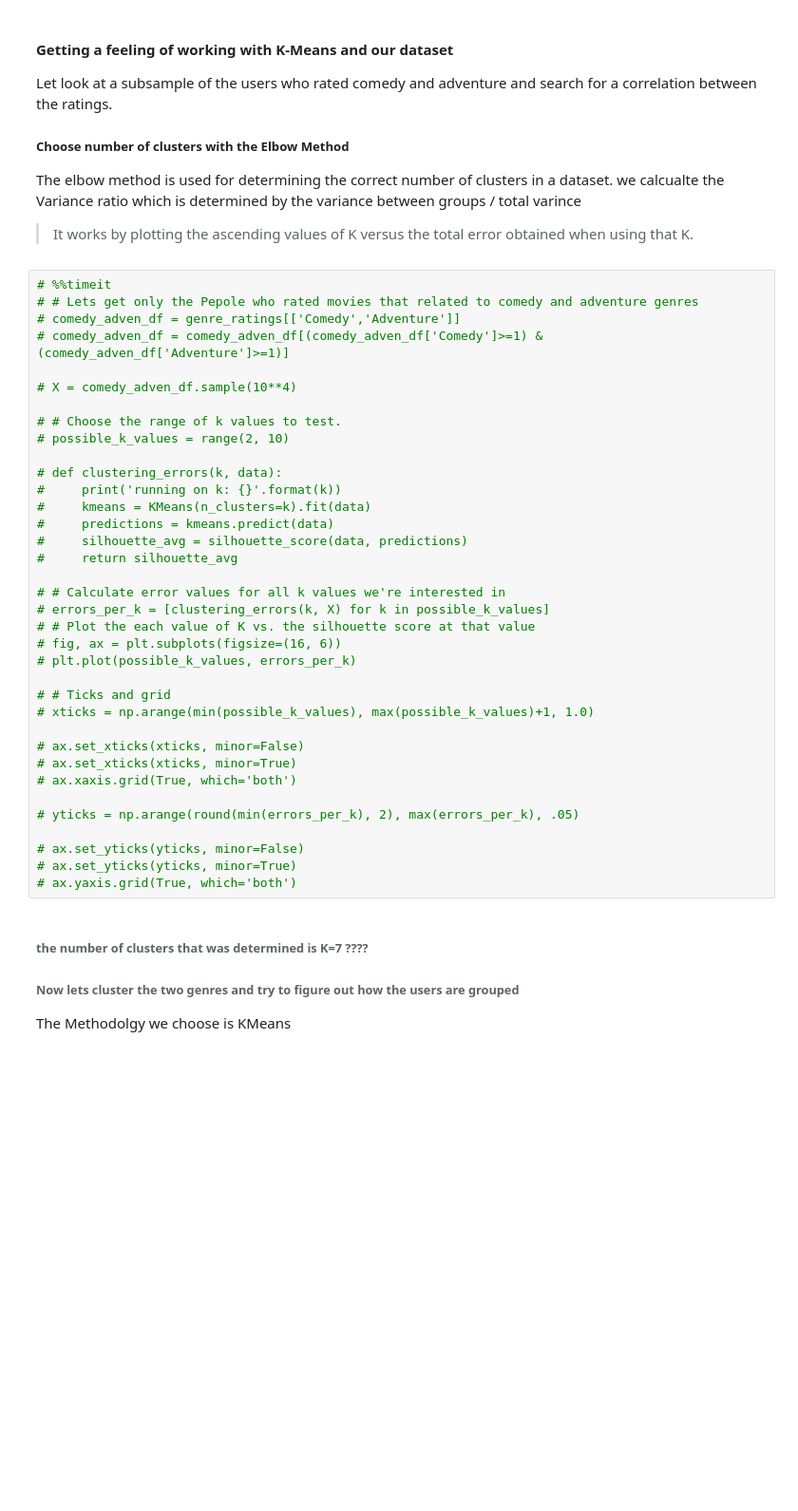
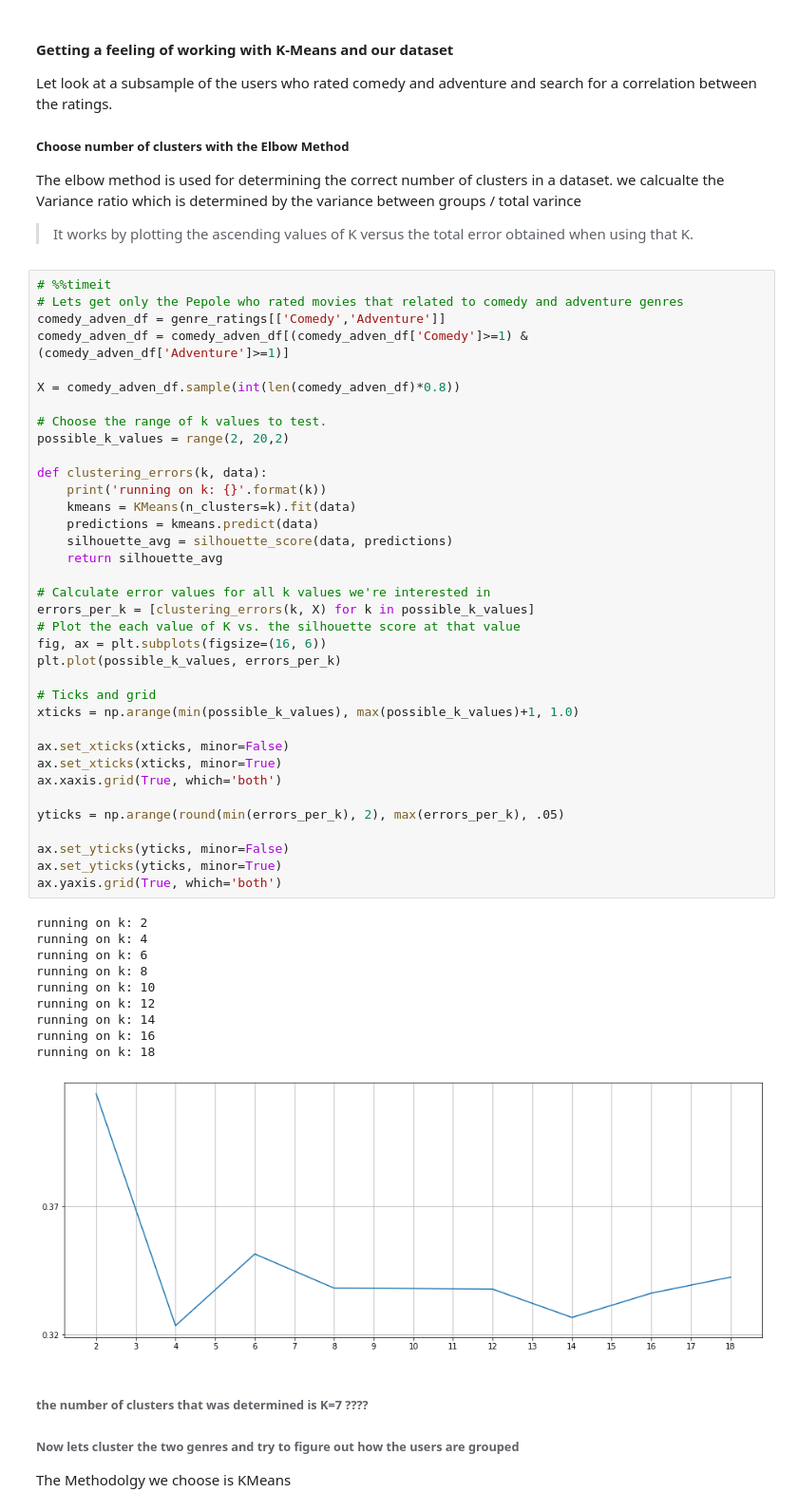
Before and after one commit to ronka/movie-recommendation-notebook, a Jupyter notebook: final_project.ipynb, the cells around one changed output. Shown at 95% size. Cells and saved outputs as stored; diff of their text form; blank space fills up the shorter version.

Commit message:
elbow graph fix

```diff
--- a/final_project.ipynb
+++ b/final_project.ipynb
@@ -503,40 +503,51 @@ we calcualte the Variance ratio which is determined by the variance between grou
 > It works by plotting the ascending values of K versus the total error obtained when using that K.
 # %%
 # %%timeit
-# # Lets get only the Pepole who rated movies that related to comedy and adventure genres
-# comedy_adven_df = genre_ratings[['Comedy','Adventure']]
-# comedy_adven_df = comedy_adven_df[(comedy_adven_df['Comedy']>=1) & (comedy_adven_df['Adventure']>=1)]
+# Lets get only the Pepole who rated movies that related to comedy and adventure genres
+comedy_adven_df = genre_ratings[['Comedy','Adventure']]
+comedy_adven_df = comedy_adven_df[(comedy_adven_df['Comedy']>=1) & (comedy_adven_df['Adventure']>=1)]
 
-# X = comedy_adven_df.sample(10**4)
+X = comedy_adven_df.sample(int(len(comedy_adven_df)*0.8))
 
-# # Choose the range of k values to test.
-# possible_k_values = range(2, 10)
+# Choose the range of k values to test.
+possible_k_values = range(2, 20,2)
 
-# def clustering_errors(k, data):
-#     print('running on k: {}'.format(k))
-#     kmeans = KMeans(n_clusters=k).fit(data)
-#     predictions = kmeans.predict(data)
-#     silhouette_avg = silhouette_score(data, predictions)
-#     return silhouette_avg
+def clustering_errors(k, data):
+    print('running on k: {}'.format(k))
+    kmeans = KMeans(n_clusters=k).fit(data)
+    predictions = kmeans.predict(data)
+    silhouette_avg = silhouette_score(data, predictions)
+    return silhouette_avg
 
-# # Calculate error values for all k values we're interested in
-# errors_per_k = [clustering_errors(k, X) for k in possible_k_values]
-# # Plot the each value of K vs. the silhouette score at that value
-# fig, ax = plt.subplots(figsize=(16, 6))
-# plt.plot(possible_k_values, errors_per_k)
+# Calculate error values for all k values we're interested in
+errors_per_k = [clustering_errors(k, X) for k in possible_k_values]
+# Plot the each value of K vs. the silhouette score at that value
+fig, ax = plt.subplots(figsize=(16, 6))
+plt.plot(possible_k_values, errors_per_k)
 
-# # Ticks and grid
-# xticks = np.arange(min(possible_k_values), max(possible_k_values)+1, 1.0)
+# Ticks and grid
+xticks = np.arange(min(possible_k_values), max(possible_k_values)+1, 1.0)
 
-# ax.set_xticks(xticks, minor=False)
-# ax.set_xticks(xticks, minor=True)
-# ax.xaxis.grid(True, which='both')
+ax.set_xticks(xticks, minor=False)
+ax.set_xticks(xticks, minor=True)
+ax.xaxis.grid(True, which='both')
 
-# yticks = np.arange(round(min(errors_per_k), 2), max(errors_per_k), .05)
+yticks = np.arange(round(min(errors_per_k), 2), max(errors_per_k), .05)
 
-# ax.set_yticks(yticks, minor=False)
-# ax.set_yticks(yticks, minor=True)
-# ax.yaxis.grid(True, which='both')
+ax.set_yticks(yticks, minor=False)
+ax.set_yticks(yticks, minor=True)
+ax.yaxis.grid(True, which='both')
+# %% [output]
+running on k: 2
+running on k: 4
+running on k: 6
+running on k: 8
+running on k: 10
+running on k: 12
+running on k: 14
+running on k: 16
+running on k: 18
+[figure, added]
 # %% [markdown]
 ###### the number of clusters that was determined is K=7 ????
 
```
Also changed, not shown: parts of 11 cells of this notebook, 1 other file.
